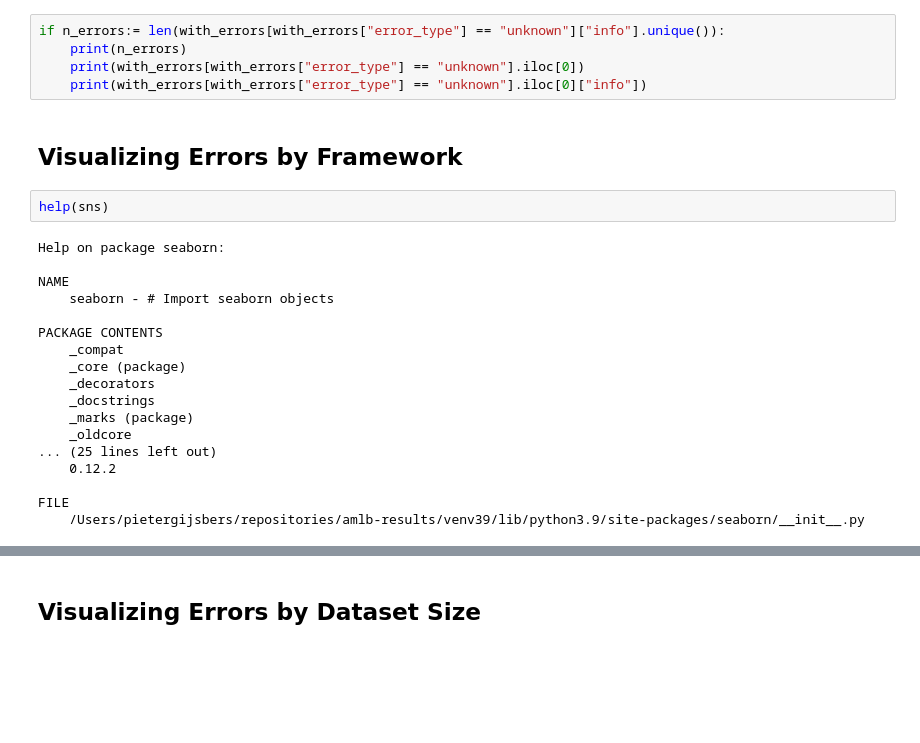
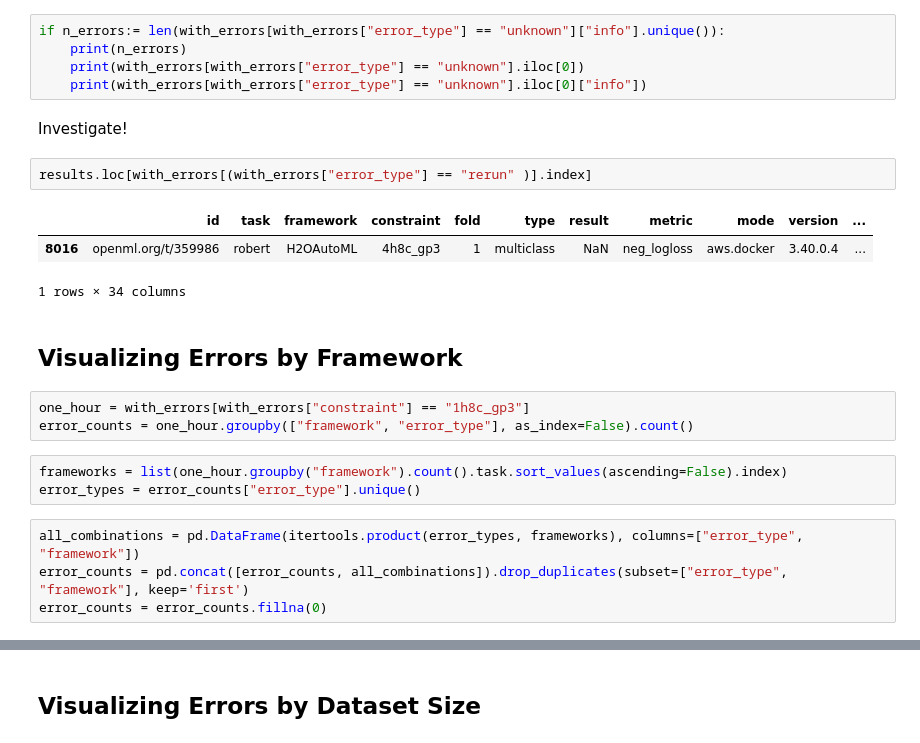
Before and after one commit to PGijsbers/amlb-results, a Jupyter notebook: notebooks/error_visualization.ipynb, the cells around one changed output, grey strips where cells are left out. Cells and saved outputs as stored; diff of their text form; blank space fills up the shorter version.

```diff
--- a/notebooks/error_visualization.ipynb
+++ b/notebooks/error_visualization.ipynb
@@ -135,26 +138,24 @@ if n_errors:= len(with_errors[with_errors["error_type"] == "unknown"]["info"].un
     print(n_errors)
     print(with_errors[with_errors["error_type"] == "unknown"].iloc[0])
     print(with_errors[with_errors["error_type"] == "unknown"].iloc[0]["info"])
+# %% [markdown]
+Investigate!
+# %%
+results.loc[with_errors[(with_errors["error_type"] == "rerun" )].index]
+# %% [output]
+|  | id | task | framework | constraint | fold | type | result | metric | mode | version | ... |
+| 8016 | openml.org/t/359986 | robert | H2OAutoML | 4h8c_gp3 | 1 | multiclass | NaN | neg_logloss | aws.docker | 3.40.0.4 | ... |
+1 rows × 34 columns
 # %% [markdown]
 ## Visualizing Errors by Framework
-# %%
-help(sns)
-# %% [output]
-Help on package seaborn:
-
-NAME
-    seaborn - # Import seaborn objects
-
-PACKAGE CONTENTS
-    _compat
-    _core (package)
-    _decorators
-    _docstrings
-    _marks (package)
-    _oldcore
-... (25 lines left out)
-    0.12.2
-
-FILE
-    /Users/pietergijsbers/repositories/amlb-results/venv39/lib/python3.9/site-packages/seaborn/__init__.py
+# %%
+one_hour = with_errors[with_errors["constraint"] == "1h8c_gp3"]
+error_counts = one_hour.groupby(["framework", "error_type"], as_index=False).count()
+# %%
+frameworks = list(one_hour.groupby("framework").count().task.sort_values(ascending=False).index)
+error_types = error_counts["error_type"].unique()
+# %%
+all_combinations = pd.DataFrame(itertools.product(error_types, frameworks), columns=["error_type", "framework"])
+error_counts = pd.concat([error_counts, all_combinations]).drop_duplicates(subset=["error_type", "framework"], keep='first')
+error_counts = error_counts.fillna(0)
 # %%
```
Also changed, not shown: parts of 11 cells of this notebook.
